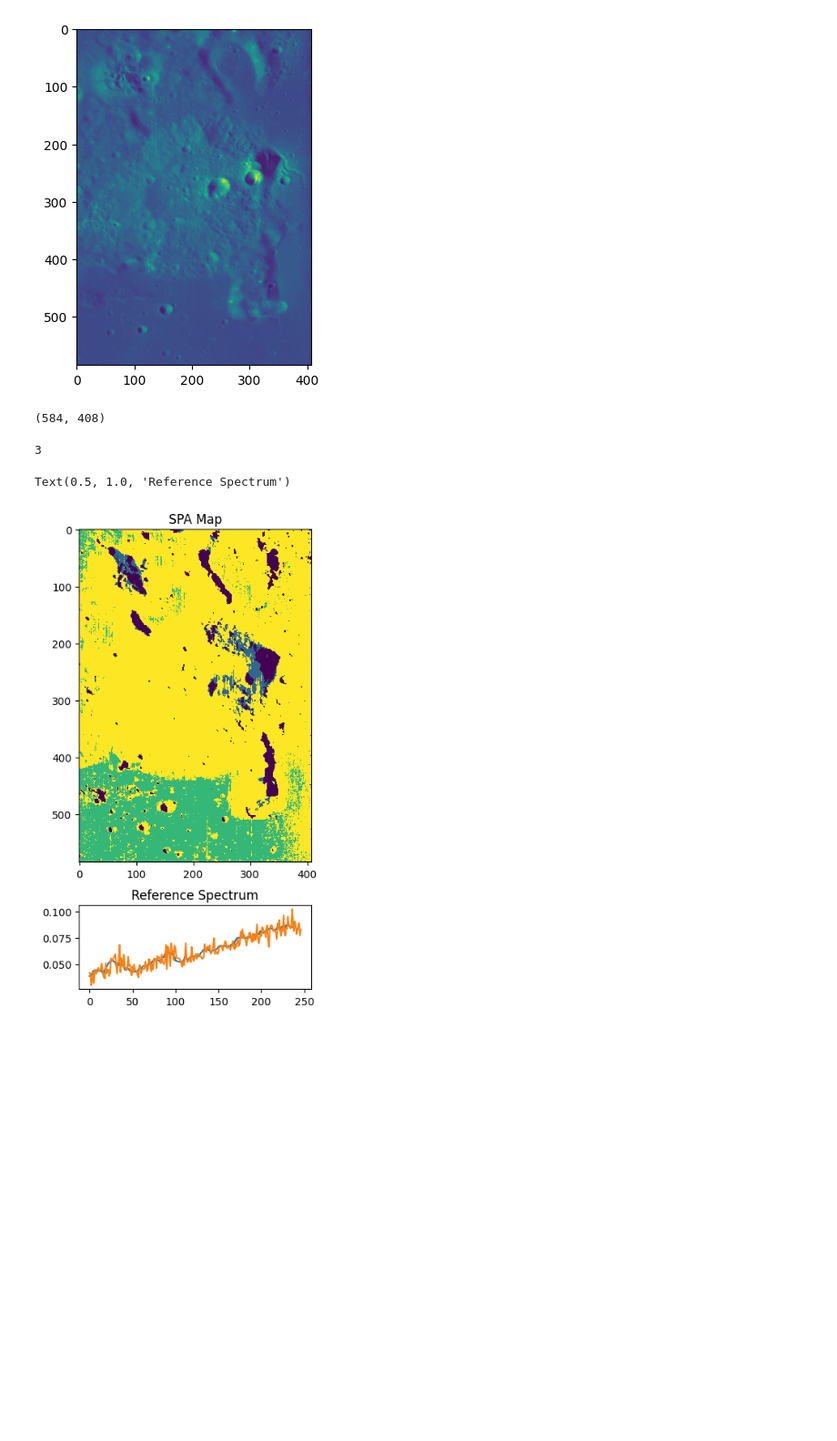
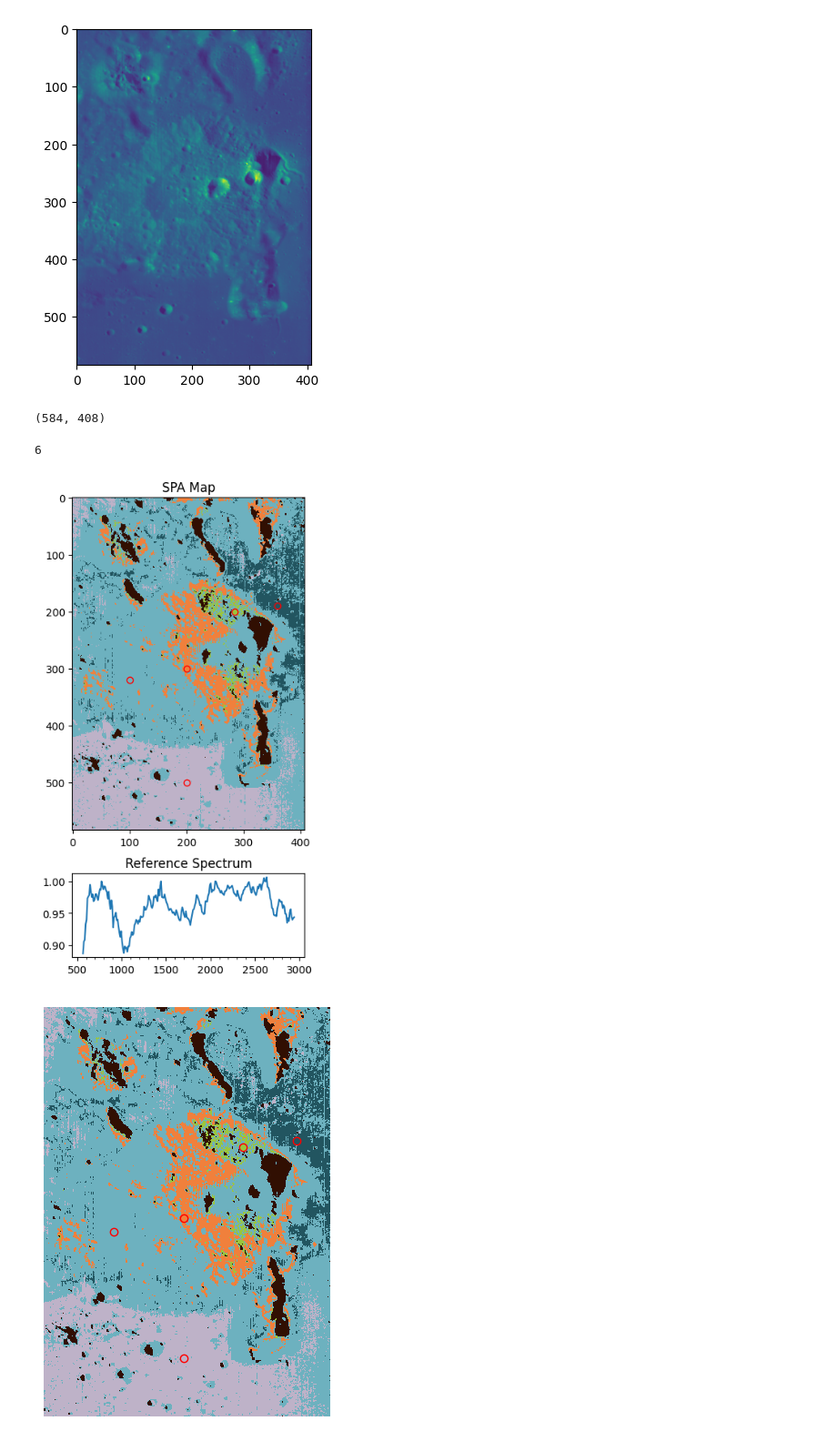
Before and after one commit to z-vig/ClassifyHySpecMoon, a Jupyter notebook: dev_tests.ipynb, the cells around one changed output. Shown at 91% size. Saved outputs shown, nothing was run; the diff lists cells and outputs as text; code cells hidden in the pictures; blank space fills up the shorter version.

```diff
--- a/dev_tests.ipynb
+++ b/dev_tests.ipynb
@@ -22,25 +23,45 @@ Loaded in data of shape: (239, 584, 408)
 Reminder: (bands,ydimension,xdimension)
 <matplotlib.image.AxesImage at 0x...>
 [figure]
-# %%
-#Creating data labels for neural net validation
-refspec1 = mydata.smoothspec[:,200,280] #olivine
-refspec2 = mydata.smoothspec[:,500,200] #mare
-refspec_raw = mydata.rawspec[:,200,280]
-refspec_dict = {'Olivine':(refspec1,5),'Mare':(refspec2,1)} #Dictionary of tuples {str:(array,threshold)}
-mydata.label_data('Spectral_Angle',refspec_dict)
-
-fig,[ax11,ax12] = plt.subplots(2,1,height_ratios=[4,1],figsize=(4,8))
-ax11.imshow(mydata.labeled_data,interpolation='none')
-ax11.set_title('SPA Map')
-ax12.plot(refspec1)
-ax12.plot(refspec_raw)
-ax12.set_title('Reference Spectrum')
-# %% [output]
-(584, 408)
-3
-Text(0.5, 1.0, 'Reference Spectrum')
-[figure, removed]
+# %%
+#Creating data labels for neural net validation
+olpt = (200,284)
+refspec1 = mydata.smoothspec[:,*olpt] #olivine
+olcheck = mydata.contrem[:,*olpt]
+refspec2 = mydata.smoothspec[:,500,200] #mare (South)
+refspec3 = mydata.smoothspec[:,190,360] #mare (North)
+refspec4 = mydata.smoothspec[:,300,200] #dome center
+refspec5 = mydata.smoothspec[:,320,100] #dome flank
+refspec_raw = mydata.rawspec[:,200,280]
+refspec_dict = {'Olivine':(refspec1,1.2),'Mare1':(refspec2,1),'Mare2':(refspec3,0.7),'Dome1':(refspec4,1),'Dome2':(refspec5,1)} #Dictionary of tuples {str:(array,threshold)}
+mydata.label_data('Spectral_Angle',refspec_dict)
+
+fig,[ax11,ax12] = plt.subplots(2,1,height_ratios=[4,1],figsize=(4,8))
+c = ListedColormap(['#310f02','#9BC53D','#BEB2C8','#225560','#F0803C','#6DB1BF'])
+ax11.imshow(mydata.labeled_data,interpolation='none',cmap=c)
+ax11.set_title('SPA Map')
+# ax12.plot(refspec1)
+# ax12.plot(refspec_raw)
+ax12.plot(mydata.wvl,olcheck)
+ref_pts = [(olpt[1],olpt[0]),(200,500),(360,190),(200,300),(100,320)]
+for i in range(0,len(ref_pts)):
+    ax11.scatter(*ref_pts[i],color = c(i+1),edgecolors='red')
+ax12.set_title('Reference Spectrum')
+ax12.xaxis.set_minor_locator(ticker.MultipleLocator(100))
+# plt.savefig('G:/Shared drives/Zach Lunar-VISE/Abstracts/NESF_2024/Figures/similarity_map',dpi=300)
+
+fig2,ax2 = plt.subplots(1,layout='tight')
+ax2.imshow(mydata.labeled_data,interpolation='none',cmap=c)
+ax2.axis('off')
+for i in range(0,len(ref_pts)):
+    ax2.scatter(*ref_pts[i],color = c(i+1),edgecolors='red')
+plt.savefig('G:/Shared drives/Zach Lunar-VISE/Abstracts/NESF_2024/Figures/tight_sim.png',bbox_inches='tight',dpi=500)
+# plt.subplots_adjust(left=0, bottom=0, right=1, top=1, wspace=0, hspace=0)
+# %% [output]
+(584, 408)
+6
+[figure, added]
+[figure, added]
 # %%
 #Visualing binary labels
 shadows = mydata.smoothspec[:,mydata.labeled_data==0]
```
Also changed, not shown: parts of 6 cells of this notebook, 3 other files.
